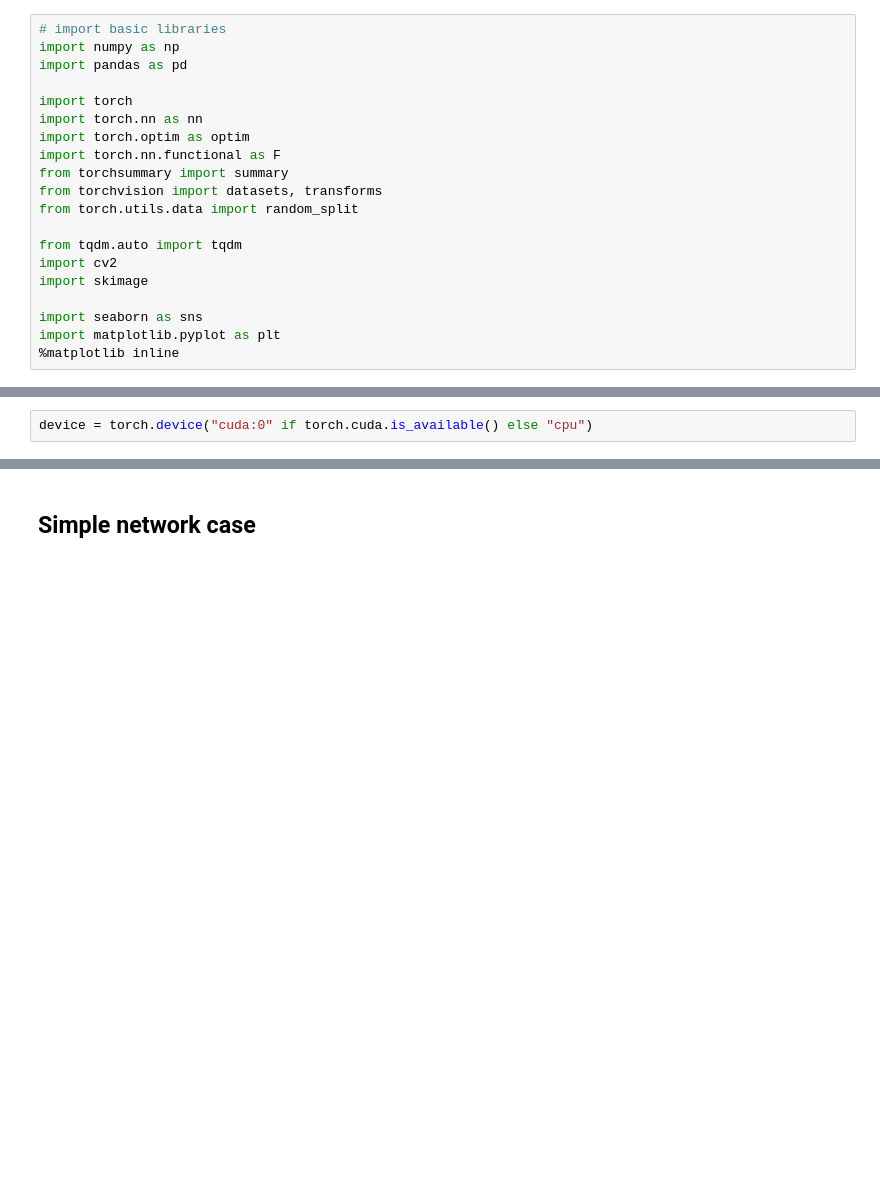
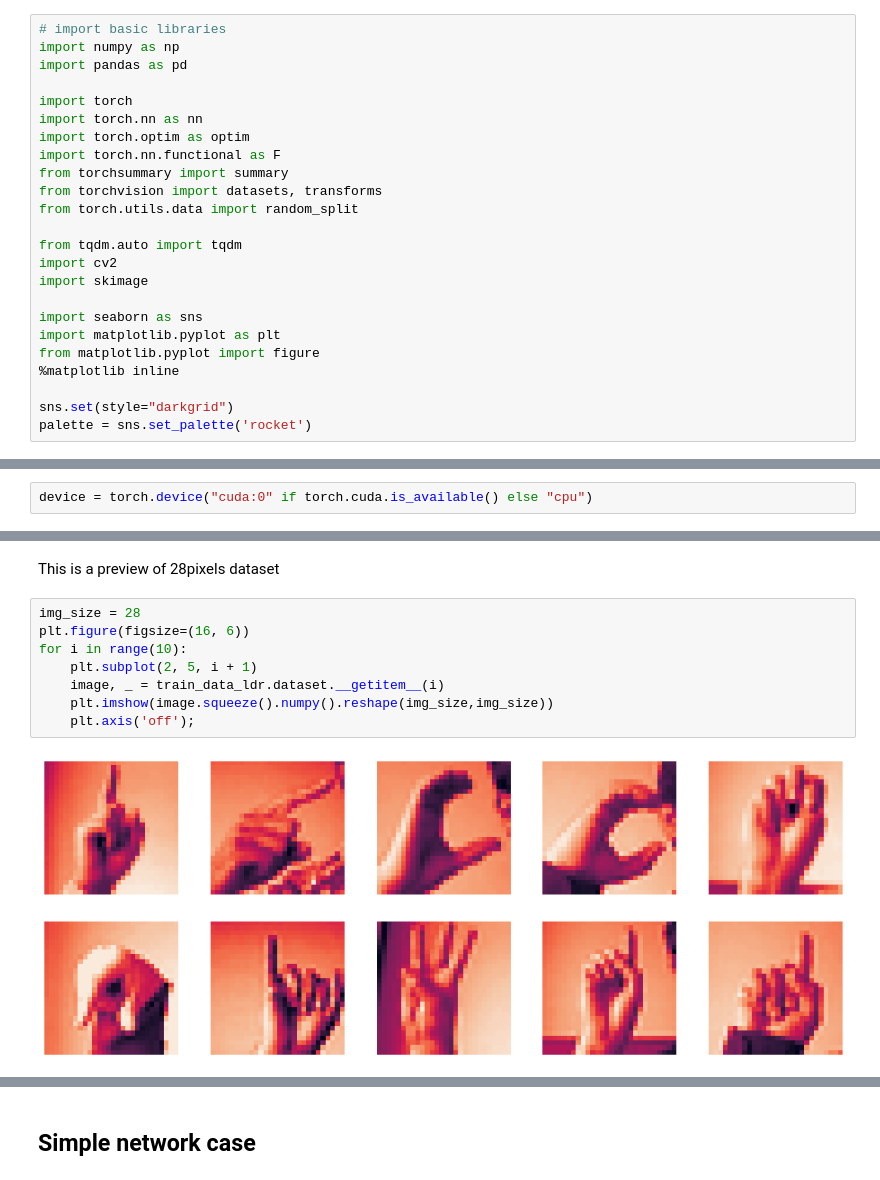
Before and after one commit to ivanobat/nn_sign_lang, a Jupyter notebook: asl_detection_basic.ipynb, the cells around one changed output, grey strips where cells are left out. Drawn from its saved outputs; the diff is of its cells as text; blank space fills up the shorter version.

Commit message:
Baseline network result for simple and cnn network, added some text and graphics

```diff
--- a/asl_detection_basic.ipynb
+++ b/asl_detection_basic.ipynb
@@ -19,4 +23,8 @@ import skimage
 
 import seaborn as sns
 import matplotlib.pyplot as plt
+from matplotlib.pyplot import figure
 %matplotlib inline
+
+sns.set(style="darkgrid")
+palette = sns.set_palette('rocket')
@@ -152,0 +182,12 @@ device = torch.device("cuda:0" if torch.cuda.is_available() else "cpu")
+# %% [markdown]
+This is a preview of 28pixels dataset
+# %%
+img_size = 28
+plt.figure(figsize=(16, 6))
+for i in range(10):
+    plt.subplot(2, 5, i + 1)
+    image, _ = train_data_ldr.dataset.__getitem__(i)
+    plt.imshow(image.squeeze().numpy().reshape(img_size,img_size))
+    plt.axis('off');
+# %% [output]
+[figure, added]
```
Also changed, not shown: parts of 47 cells of this notebook.
